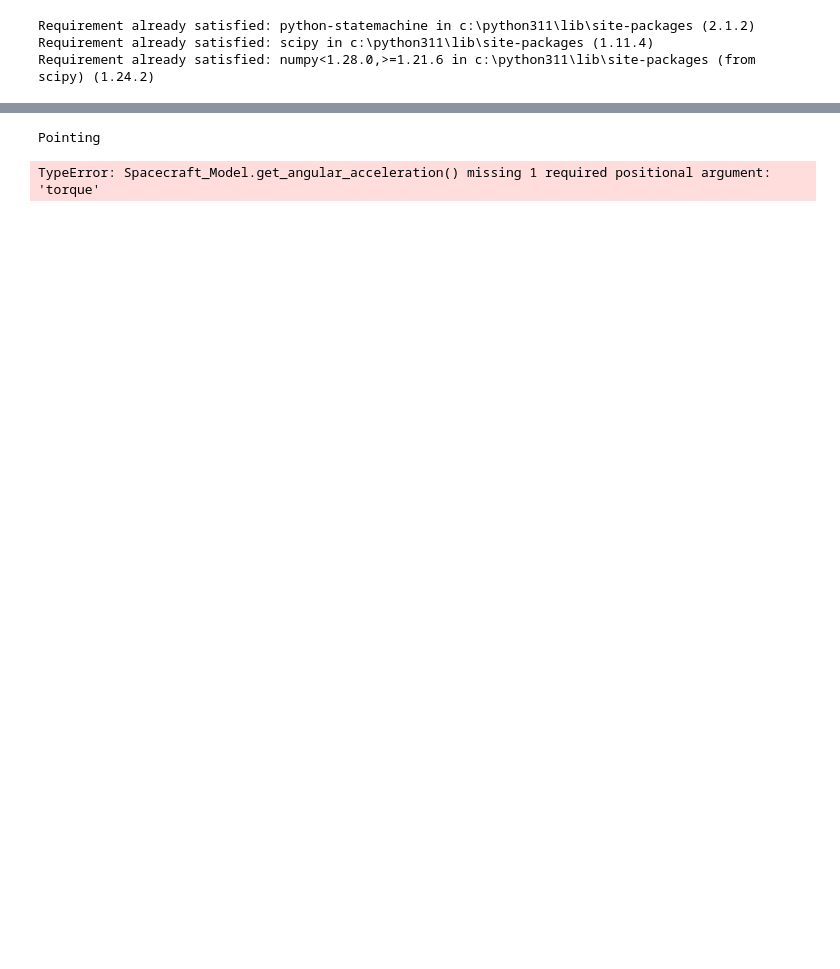
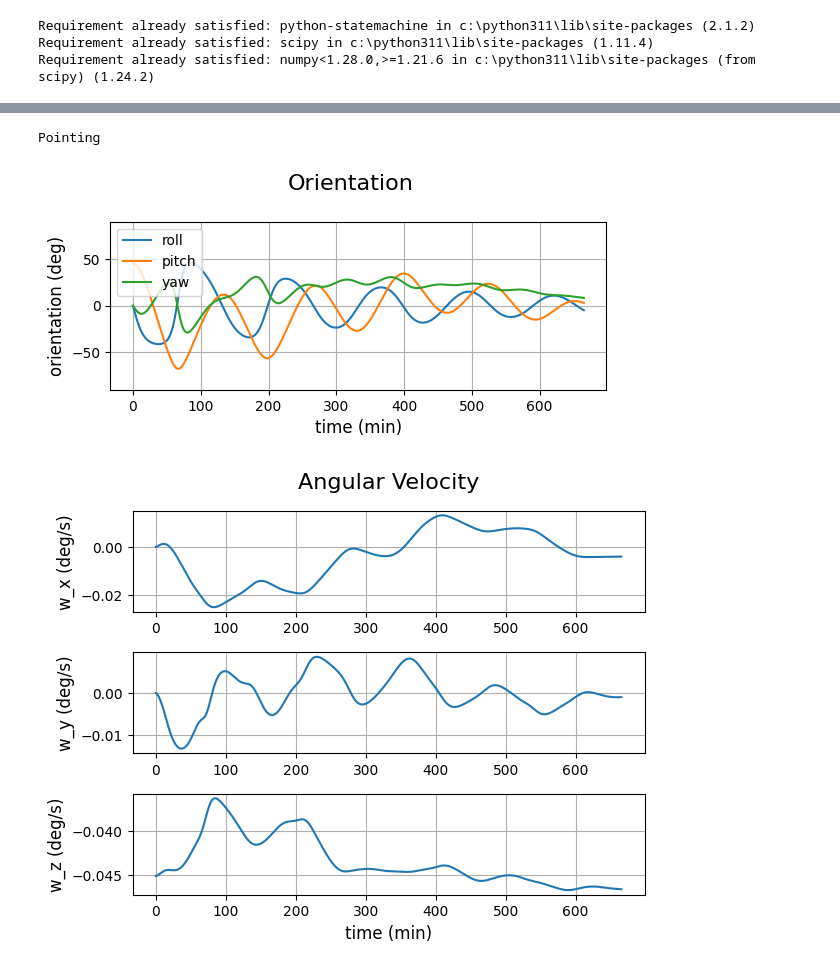
Before and after one commit to shivam-vohra/adcs-and-spacecraft-controller, a Jupyter notebook: MainSimulation.ipynb, the cells around one changed output, grey strips where cells are left out. Drawn from its saved outputs; the diff is of its cells as text; code cells hidden in the pictures; blank space fills up the shorter version.

```diff
--- a/MainSimulation.ipynb
+++ b/MainSimulation.ipynb
@@ -27,8 +27,8 @@ s1.graph_orbit()
 # %%
-dt = 0.5
+dt = 1
 s2 = Spacecraft_Model(dt)
 adcs = ADCS()
-time = np.arange(0,Spacecraft_Model.orbit_len / 4,dt)
+time = np.arange(0,Spacecraft_Model.orbit_len*5,dt)
 
 roll_history, pitch_history, yaw_history = np.zeros(len(time)), np.zeros(len(time)), np.zeros(len(time))
 w_history = np.zeros((len(time), 3))
@@ -37,6 +37,7 @@ attitude_err_history = np.zeros((len(time), 3))
 torque_history = np.zeros((len(time),3))
 torque2_history = np.zeros((len(time),3))
 acc_history = np.zeros((len(time),3))
+torque_dot_history = np.zeros((len(time),3))
 
 m = np.zeros(3)
 
@@ -55,9 +56,10 @@ J = inertia(6, 0.34, 0.1, 0.1)
 
 torque = np.zeros(3)
 torque2 = np.zeros(3)
+torque_dot = np.zeros(3)
 
 for i in range(time.size):
-    pos, cang, mag_field = s2.tick(m, torque)
+    pos, cang, mag_field = s2.tick(m, torque2)
 
     # Calculate ideal orientation
     r = s2.get_position()
@@ -86,8 +88,10 @@ for i in range(time.size):
         adcs.point(mag_field, q_target, q_curr, Spacecraft_Model.w_nominal_b, s2.w_t)
         attitude_err = adcs.get_attitude_err(q_target, q_curr)
         torque = adcs.get_pointing_torque(q_target, q_curr, Spacecraft_Model.w_nominal_b, s2.w_t)
-        torque2 = np.cross(adcs.get_moment(), mag_field)
-        acc = s2.get_angular_acceleration(m)
+        torque2 = torque - ((np.dot(torque, mag_field)/np.dot(mag_field, mag_field)) * mag_field)
+        torque_dot = np.dot(mag_field, torque)
+        # torque2 = np.cross(adcs.get_moment(), mag_field)
+        acc = s2.get_angular_acceleration(m, torque)
     else:
         attiude_err = 0
         adcs.detumble(mag_field, cang)
@@ -103,64 +107,46 @@ for i in range(time.size):
     attitude_err_history[i] = attitude_err
     torque_history[i] = torque
     torque2_history[i] = torque2
+    torque_dot_history[i] = torque_dot
     acc_history[i] = acc
 
     if detumble_threshold(w_history[i]):
         under_threshold += 1
-    # print(np.linalg.norm(w_history[i]), w_history[i][0], w_history[i][1], w_history[i][2])
 
 time = time / 60
 
+# Plot Orientation:
 fig1 = plt.figure()
 fig1.suptitle('Orientation', fontsize=16)
 
-# Plot roll:
-ax1 = fig1.add_subplot(3, 1, 1)
-ax1.plot(time[tumble_start:tumble_end], np.rad2deg(roll_history[tumble_start:tumble_end]))
-ax1.set_ylabel('roll (deg)', fontsize=12)
+ax1 = fig1.add_subplot(2, 1, 1)
+ax1.plot(time, np.rad2deg(roll_history), label="roll")
+ax1.plot(time, np.rad2deg(pitch_history), label="pitch")
+ax1.plot(time, np.rad2deg(yaw_history), label="yaw")
+ax1.set_ylabel('orientation (deg)', fontsize=12)
+ax1.set_xlabel('time (min)', fontsize=12)
 ax1.set(ylim=(-90,90))
+ax1.legend(loc="upper left")
 ax1.grid(True)
-
-# Plot pitch:
-ax2 = fig1.add_subplot(3, 1, 2)
-ax2.plot(time[tumble_start:tumble_end], np.rad2deg(pitch_history[tumble_start:tumble_end]))
-ax2.set_ylabel('pitch (deg)', fontsize=12)
-ax2.set(ylim=(-90,90))
-ax2.grid(True)
-
-# Plot yaw:
-ax3 = fig1.add_subplot(3, 1, 3)
-ax3.plot(time[tumble_start:tumble_end], np.rad2deg(yaw_history[tumble_start:tumble_end]))
-ax3.set_ylabel('yaw (deg)', fontsize=12)
-ax3.set_xlabel('time (min)', fontsize=12)
-ax3.set(ylim=(-90,90))
-ax3.grid(True)
-
-plt.subplots_adjust(left=0.1,
-                    bottom=0.1,
-                    right=0.9,
-                    top=0.9,
-                    wspace=0.4,
-                    hspace=0.4)
 
 fig2 = plt.figure()
 fig2.suptitle('Angular Velocity', fontsize=16)
 
 # Plot rolling:
 ax1 = fig2.add_subplot(3, 1, 1)
-ax1.plot(time[tumble_start:tumble_end-20], np.rad2deg(w_history[tumble_start:tumble_end-20, 0]))
+ax1.plot(time, np.rad2deg(w_history[:, 0]))
 ax1.set_ylabel('w_x (deg/s)', fontsize=12)
 ax1.grid(True)
 
 # Plot pitching:
 ax2 = fig2.add_subplot(3, 1, 2)
-ax2.plot(time[tumble_start:tumble_end-20], np.rad2deg(w_history[tumble_start:tumble_end-20, 1]))
+ax2.plot(time, np.rad2deg(w_history[:, 1]))
 ax2.set_ylabel('w_y (deg/s)', fontsize=12)
 ax2.grid(True)
 
 # Plot yawing:
 ax3 = fig2.add_subplot(3, 1, 3)
-ax3.plot(time[tumble_start:tumble_end-20], np.rad2deg(w_history[tumble_start:tumble_end-20, 2]))
+ax3.plot(time, np.rad2deg(w_history[:, 2]))
 ax3.set_ylabel('w_z (deg/s)', fontsize=12)
 ax3.set_xlabel('time (min)', fontsize=12)
 ax3.grid(True)
@@ -186,32 +172,48 @@ ax1.legend(loc="upper left")
 ax1.grid(True)
 
 fig4 = plt.figure()
 fig4.suptitle('Desired Torque', fontsize=16)
 
 # Plot desired torque:
 ax1 = fig4.add_subplot(1, 1, 1)
 ax1.plot(time[tumble_start:tumble_end], np.rad2deg(torque_history[tumble_start:tumble_end,0]), label="x")
 ax1.plot(time[tumble_start:tumble_end], np.rad2deg(torque_history[tumble_start:tumble_end,1]), label="y")
 ax1.plot(time[tumble_start:tumble_end], np.rad2deg(torque_history[tumble_start:tumble_end,2]), label="z")
 ax1.set_ylabel('error (degrees)', fontsize=12)
 ax1.set_xlabel('time (min)', fontsize=12)
 ax1.legend(loc="upper left")
 ax1.grid(True)
 
 fig5 = plt.figure()
-fig4.suptitle('Actual Torque', fontsize=16)
+fig5.suptitle('Actual Torque', fontsize=16)
 
 # Plot actual torque:
 ax1 = fig5.add_subplot(1, 1, 1)
 ax1.plot(time[tumble_start:tumble_end], np.rad2deg(torque2_history[tumble_start:tumble_end,0]), label="x")
 ax1.plot(time[tumble_start:tumble_end], np.rad2deg(torque2_history[tumble_start:tumble_end,1]), label="y")
 ax1.plot(time[tumble_start:tumble_end], np.rad2deg(torque2_history[tumble_start:tumble_end,2]), label="z")
 ax1.set_ylabel('error (degrees)', fontsize=12)
 ax1.set_xlabel('time (min)', fontsize=12)
 ax1.legend(loc="upper left")
 ax1.grid(True)
 
 plt.show()
+
+fig6 = plt.figure()
+fig6.suptitle('Dot Product', fontsize=16)
+
+# Plot actual torque:
+ax1 = fig6.add_subplot(1, 1, 1)
+ax1.plot(time[tumble_start:tumble_end], np.rad2deg(torque_dot_history[tumble_start:tumble_end,0]), label="x")
+ax1.plot(time[tumble_start:tumble_end], np.rad2deg(torque_dot_history[tumble_start:tumble_end,1]), label="y")
+ax1.plot(time[tumble_start:tumble_end], np.rad2deg(torque_dot_history[tumble_start:tumble_end,2]), label="z")
+ax1.set_ylabel('error (degrees)', fontsize=12)
+ax1.set_xlabel('time (min)', fontsize=12)
+ax1.legend(loc="upper left")
+ax1.grid(True)
+
+plt.show()
 # %% [output]
 Pointing
-TypeError: Spacecraft_Model.get_angular_acceleration() missing 1 required positional argument: 'torque'
+[figure, added]
+[figure, added]
```
Also changed, not shown: parts of 5 cells of this notebook, 2 other files.
